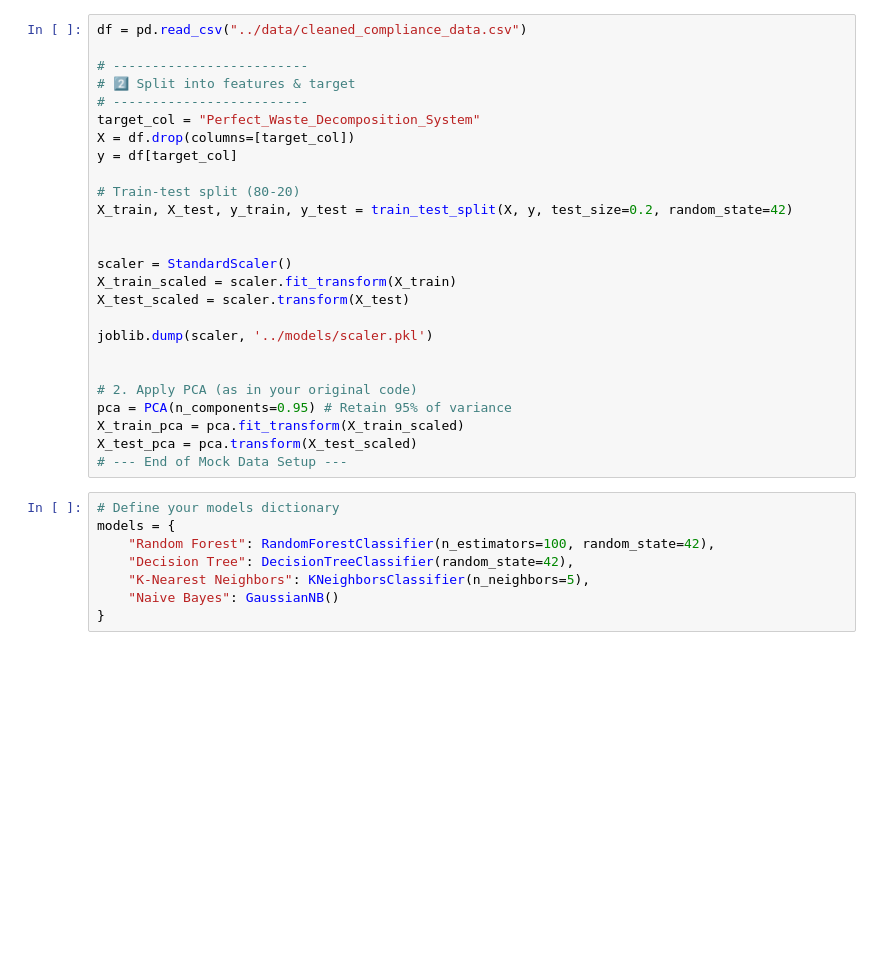
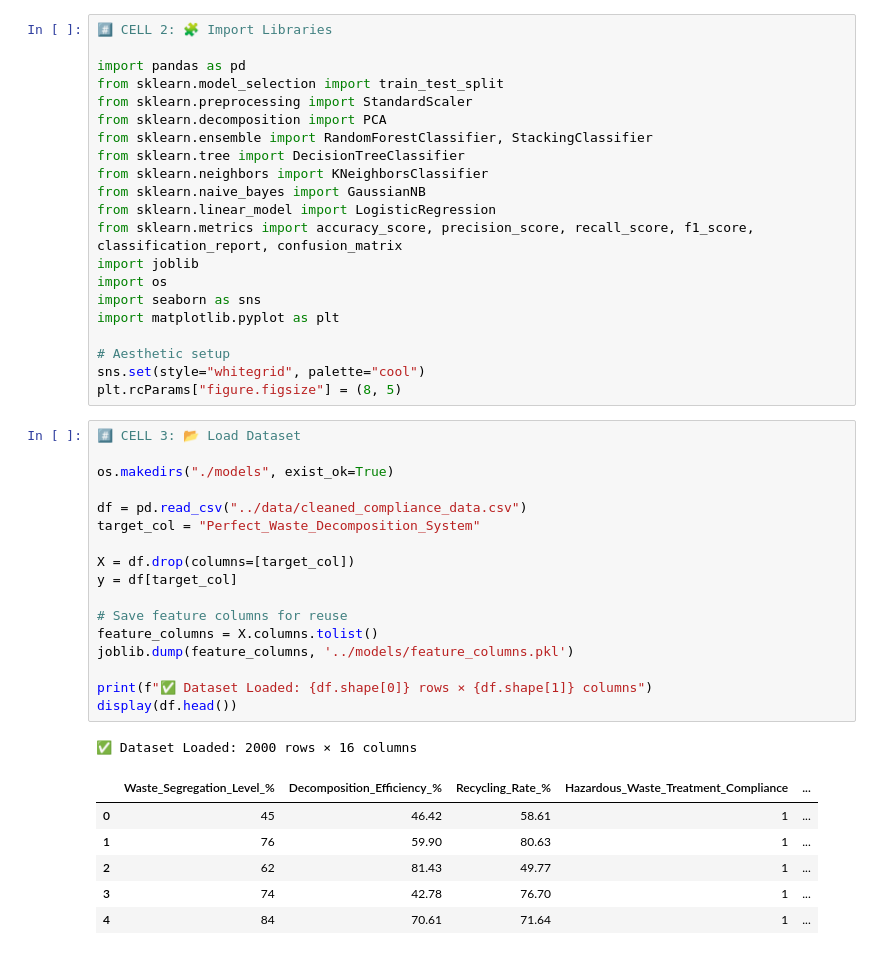
Before and after one commit to Shankar-CSE/Industrial-Waste-Compliance-Detector, a Jupyter notebook: Training_model/training.ipynb, the cells around one changed output. Drawn from its saved outputs; the diff is of its cells as text; blank space fills up the shorter version.

```diff
--- a/Training_model/training.ipynb
+++ b/Training_model/training.ipynb
@@ -14,35 +15,47 @@ import os
 # %%
-df = pd.read_csv("../data/cleaned_compliance_data.csv")
+#️⃣ CELL 2: 🧩 Import Libraries
 
-# -------------------------
-# 2️⃣ Split into features & target
-# -------------------------
-target_col = "Perfect_Waste_Decomposition_System"
-X = df.drop(columns=[target_col])
-y = df[target_col]
+import pandas as pd
+from sklearn.model_selection import train_test_split
+from sklearn.preprocessing import StandardScaler
+from sklearn.decomposition import PCA
+from sklearn.ensemble import RandomForestClassifier, StackingClassifier
+from sklearn.tree import DecisionTreeClassifier
+from sklearn.neighbors import KNeighborsClassifier
+from sklearn.naive_bayes import GaussianNB
+from sklearn.linear_model import LogisticRegression
+from sklearn.metrics import accuracy_score, precision_score, recall_score, f1_score, classification_report, confusion_matrix
+import joblib
+import os
+import seaborn as sns
+import matplotlib.pyplot as plt
 
-# Train-test split (80-20)
-X_train, X_test, y_train, y_test = train_test_split(X, y, test_size=0.2, random_state=42)
-
-
-scaler = StandardScaler()
-X_train_scaled = scaler.fit_transform(X_train)
-X_test_scaled = scaler.transform(X_test)
-
-joblib.dump(scaler, '../models/scaler.pkl')
-
-
-# 2. Apply PCA (as in your original code)
-pca = PCA(n_components=0.95) # Retain 95% of variance
-X_train_pca = pca.fit_transform(X_train_scaled)
-X_test_pca = pca.transform(X_test_scaled)
-# --- End of Mock Data Setup ---
+# Aesthetic setup
+sns.set(style="whitegrid", palette="cool")
+plt.rcParams["figure.figsize"] = (8, 5)
 # %%
-# Define your models dictionary
-models = {
-    "Random Forest": RandomForestClassifier(n_estimators=100, random_state=42),
-    "Decision Tree": DecisionTreeClassifier(random_state=42),
-    "K-Nearest Neighbors": KNeighborsClassifier(n_neighbors=5),
-    "Naive Bayes": GaussianNB()
-}
+#️⃣ CELL 3: 📂 Load Dataset
+
+os.makedirs("./models", exist_ok=True)
+
+df = pd.read_csv("../data/cleaned_compliance_data.csv")
+target_col = "Perfect_Waste_Decomposition_System"
+
+X = df.drop(columns=[target_col])
+y = df[target_col]
+
+# Save feature columns for reuse
+feature_columns = X.columns.tolist()
+joblib.dump(feature_columns, '../models/feature_columns.pkl')
+
+print(f"✅ Dataset Loaded: {df.shape[0]} rows × {df.shape[1]} columns")
+display(df.head())
+# %% [output]
+✅ Dataset Loaded: 2000 rows × 16 columns
+|  | Waste_Segregation_Level_% | Decomposition_Efficiency_% | Recycling_Rate_% | Hazardous_Waste_Treatment_Compliance | ... |
+| 0 | 45 | 46.42 | 58.61 | 1 | ... |
+| 1 | 76 | 59.90 | 80.63 | 1 | ... |
+| 2 | 62 | 81.43 | 49.77 | 1 | ... |
+| 3 | 74 | 42.78 | 76.70 | 1 | ... |
+| 4 | 84 | 70.61 | 71.64 | 1 | ... |
 # %%
```
Also changed, not shown: parts of 13 cells of this notebook, 6 other files.
